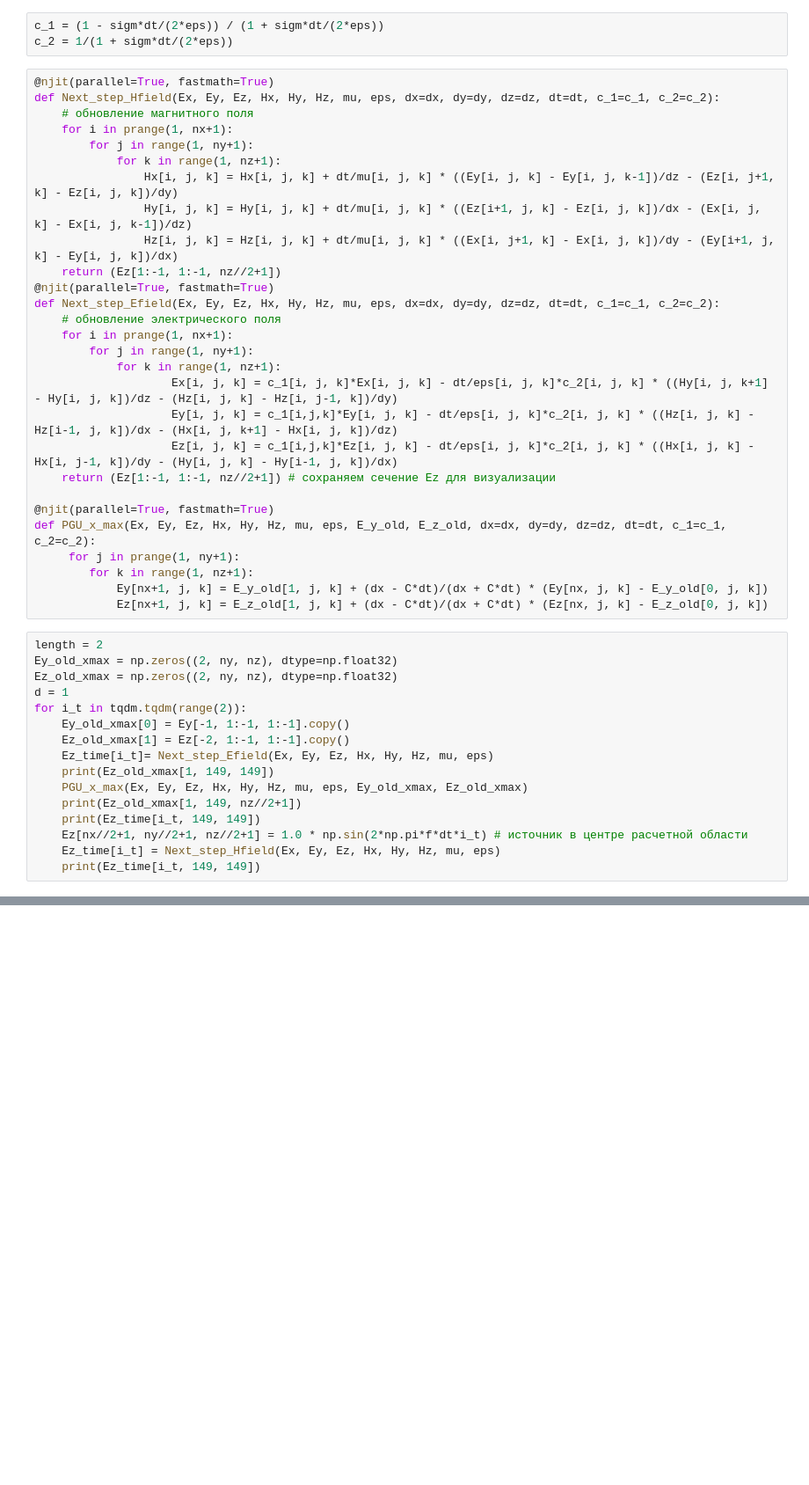
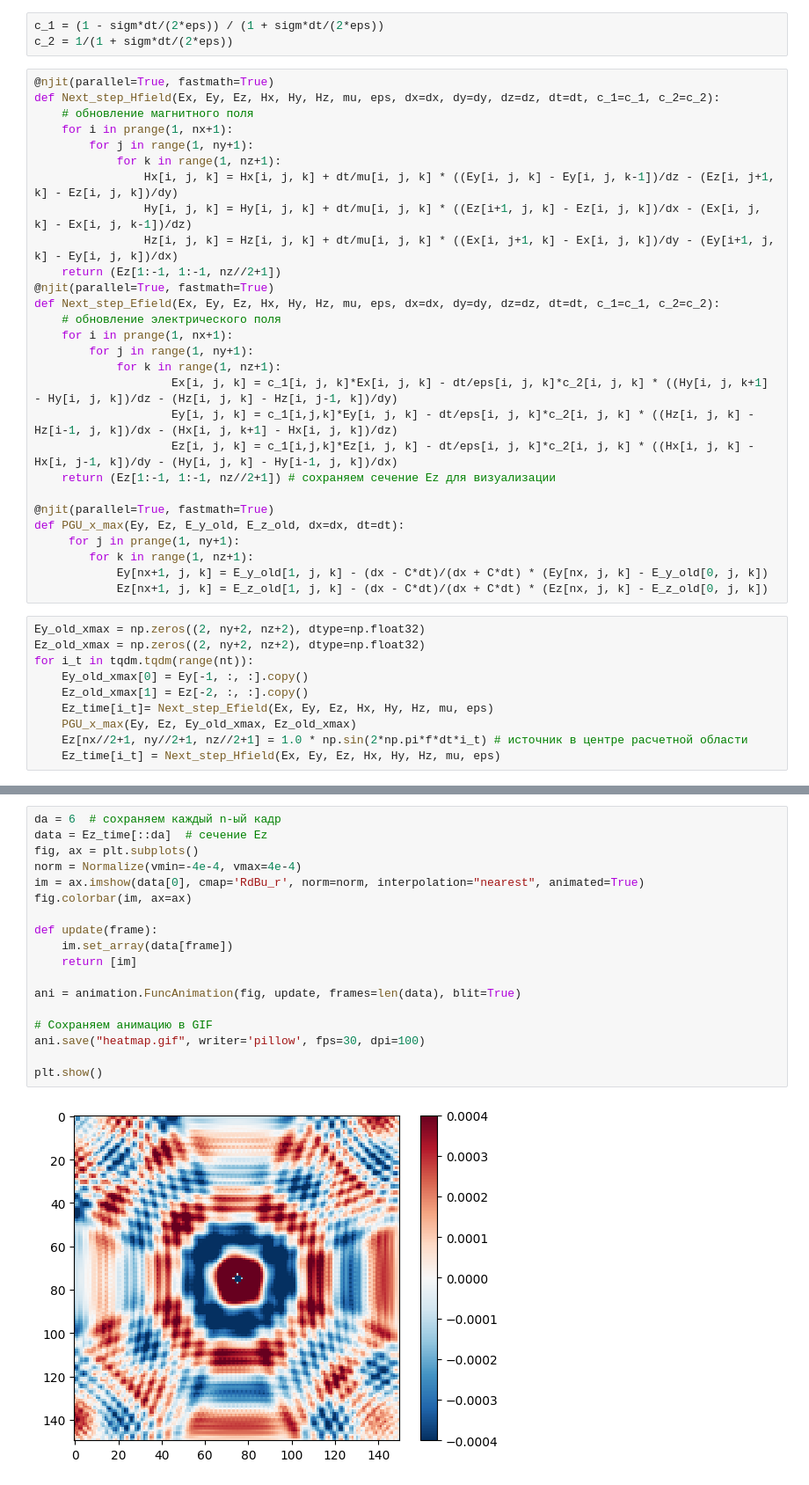
Before and after one commit to MikhailPolikarpov/Num_meth_8_sem, a Jupyter notebook: TDS_03.ipynb, the cells around one changed output, grey strips where cells are left out. Shown at 88% size. Cells and saved outputs as stored; diff of their text form; blank space fills up the shorter version.

```diff
--- a/TDS_03.ipynb
+++ b/TDS_03.ipynb
@@ -69,24 +69,18 @@ def Next_step_Efield(Ex, Ey, Ez, Hx, Hy, Hz, mu, eps, dx=dx, dy=dy, dz=dz, dt=dt
     return (Ez[1:-1, 1:-1, nz//2+1]) # сохраняем сечение Ez для визуализации
 
 @njit(parallel=True, fastmath=True)
-def PGU_x_max(Ex, Ey, Ez, Hx, Hy, Hz, mu, eps, E_y_old, E_z_old, dx=dx, dy=dy, dz=dz, dt=dt, c_1=c_1, c_2=c_2):
+def PGU_x_max(Ey, Ez, E_y_old, E_z_old, dx=dx, dt=dt):
      for j in prange(1, ny+1):
         for k in range(1, nz+1):
-            Ey[nx+1, j, k] = E_y_old[1, j, k] + (dx - C*dt)/(dx + C*dt) * (Ey[nx, j, k] - E_y_old[0, j, k])
-            Ez[nx+1, j, k] = E_z_old[1, j, k] + (dx - C*dt)/(dx + C*dt) * (Ez[nx, j, k] - E_z_old[0, j, k])
+            Ey[nx+1, j, k] = E_y_old[1, j, k] - (dx - C*dt)/(dx + C*dt) * (Ey[nx, j, k] - E_y_old[0, j, k])
+            Ez[nx+1, j, k] = E_z_old[1, j, k] - (dx - C*dt)/(dx + C*dt) * (Ez[nx, j, k] - E_z_old[0, j, k])
 # %%
-length = 2
-Ey_old_xmax = np.zeros((2, ny, nz), dtype=np.float32)
-Ez_old_xmax = np.zeros((2, ny, nz), dtype=np.float32)
-d = 1
-for i_t in tqdm.tqdm(range(2)):
-    Ey_old_xmax[0] = Ey[-1, 1:-1, 1:-1].copy()
-    Ez_old_xmax[1] = Ez[-2, 1:-1, 1:-1].copy()
+Ey_old_xmax = np.zeros((2, ny+2, nz+2), dtype=np.float32)
+Ez_old_xmax = np.zeros((2, ny+2, nz+2), dtype=np.float32)
+for i_t in tqdm.tqdm(range(nt)):
+    Ey_old_xmax[0] = Ey[-1, :, :].copy()
+    Ez_old_xmax[1] = Ez[-2, :, :].copy()
     Ez_time[i_t]= Next_step_Efield(Ex, Ey, Ez, Hx, Hy, Hz, mu, eps)
-    print(Ez_old_xmax[1, 149, 149])
-    PGU_x_max(Ex, Ey, Ez, Hx, Hy, Hz, mu, eps, Ey_old_xmax, Ez_old_xmax)
-    print(Ez_old_xmax[1, 149, nz//2+1])
-    print(Ez_time[i_t, 149, 149])
+    PGU_x_max(Ey, Ez, Ey_old_xmax, Ez_old_xmax)
     Ez[nx//2+1, ny//2+1, nz//2+1] = 1.0 * np.sin(2*np.pi*f*dt*i_t) # источник в центре расчетной области
     Ez_time[i_t] = Next_step_Hfield(Ex, Ey, Ez, Hx, Hy, Hz, mu, eps)
-    print(Ez_time[i_t, 149, 149])
@@ -106 +87,21 @@ print(Ez_time[1, 149, 149])
+# %%
+da = 6  # сохраняем каждый n-ый кадр
+data = Ez_time[::da]  # сечение Ez
+fig, ax = plt.subplots()
+norm = Normalize(vmin=-4e-4, vmax=4e-4)
+im = ax.imshow(data[0], cmap='RdBu_r', norm=norm, interpolation="nearest", animated=True)
+fig.colorbar(im, ax=ax)
+
+def update(frame):
+    im.set_array(data[frame])
+    return [im]
+
+ani = animation.FuncAnimation(fig, update, frames=len(data), blit=True)
+
+# Сохраняем анимацию в GIF
+ani.save("heatmap.gif", writer='pillow', fps=30, dpi=100)
+
+plt.show()
+# %% [output]
+[figure, added]
 # %%
```
Also changed, not shown: parts of 4 cells of this notebook.
